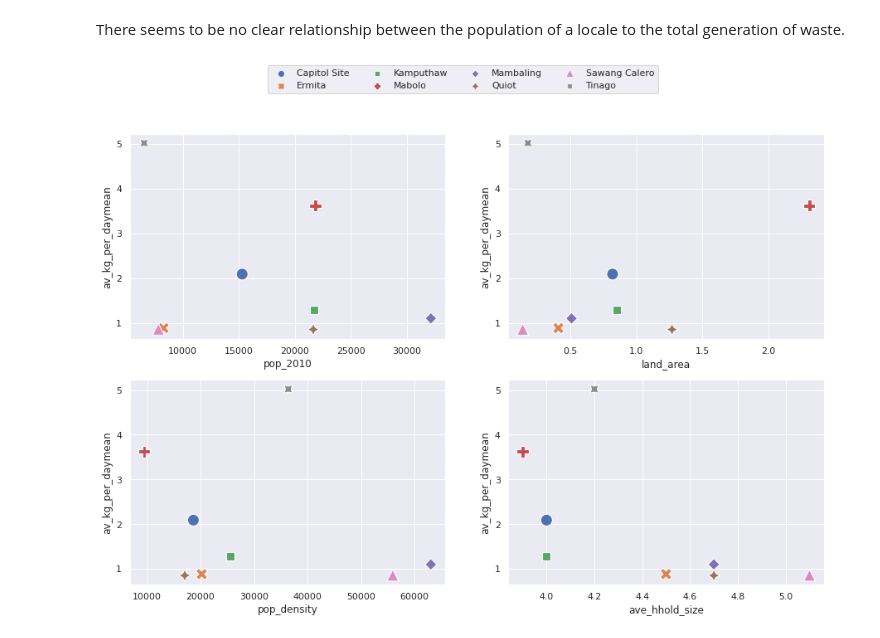
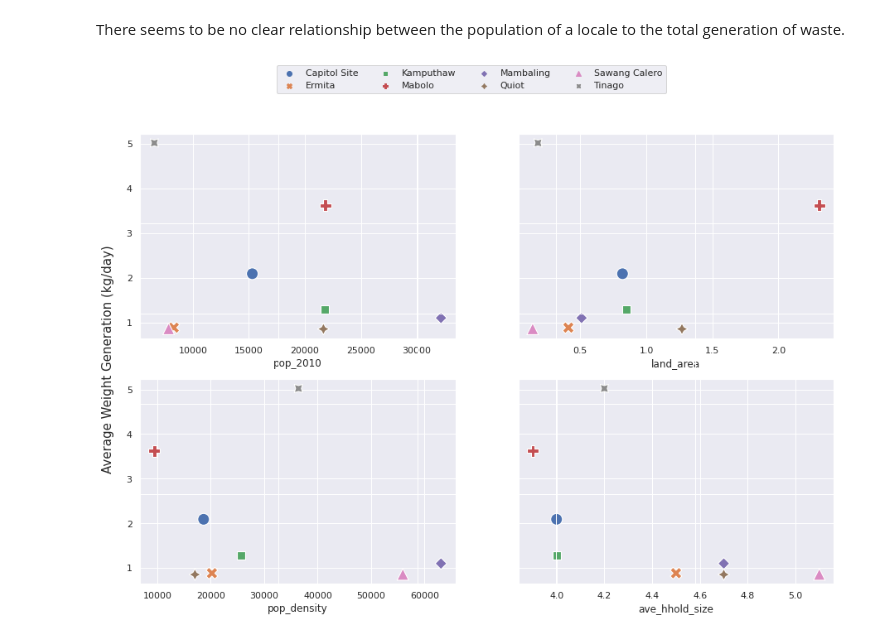
Before and after one commit to aldencabajar/cebu-solid-waste-generation-analysis, a Jupyter notebook: data-viz-exploration.ipynb, the cells around one changed output. Cells and saved outputs as stored; diff of their text form; code cells hidden in the pictures.

```diff
--- a/data-viz-exploration.ipynb
+++ b/data-viz-exploration.ipynb
@@ -109,17 +109,21 @@ tmp = merged.groupby(['barangay', 'pop_2010'], as_index = False) \
             .agg({'av_kg_per_day': ['mean', 'std']})
 # %%
 vars  = ['pop_2010', 'land_area', 'pop_density', 'ave_hhold_size']
-fig, axs = plt.subplots(2,2, figsize = (15, 10))
-
+fig, axs = plt.subplots(2,2, figsize = (15, 10),sharey= True)
+# plt.ylabel('Average Weight Generation (kg/day)')
+fig.add_subplot(111, frameon = False)
+plt.tick_params(labelcolor = 'none', which = 'both', top=False, bottom=False, left=False, right=False)
+plt.ylabel('Average Weight Generation (kg/day)', fontsize = 15)
 for ax, v in zip(axs.reshape(-1), vars):
     tmp = merged.groupby(['barangay', v], as_index = False) \
             .agg({'av_kg_per_day': ['mean', 'std']})
     tmp.columns = list(map(''.join, tmp.columns.values))
     sns.scatterplot(x = v, y = 'av_kg_per_daymean', data = tmp, s= 200,
     hue = 'barangay', style = 'barangay', ax = ax)
     ax.get_legend().set_visible(False)
+    ax.set_ylabel(None)
 handles, labels= ax.get_legend_handles_labels()
 fig.legend(handles, labels, loc = 'upper center', ncol = 4)
 plt.show()
 # %% [output]
-[figure, old version]
+[figure, new version]
```
Also changed, not shown: 1 other file.
